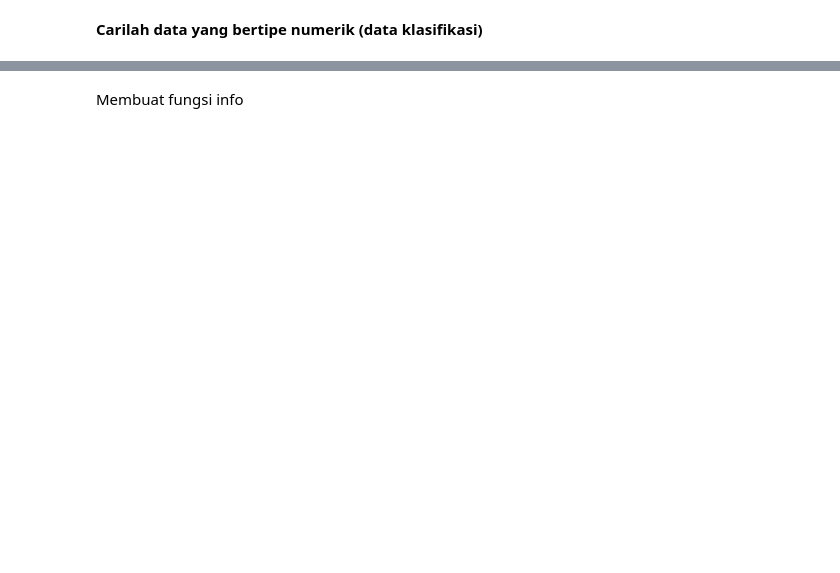
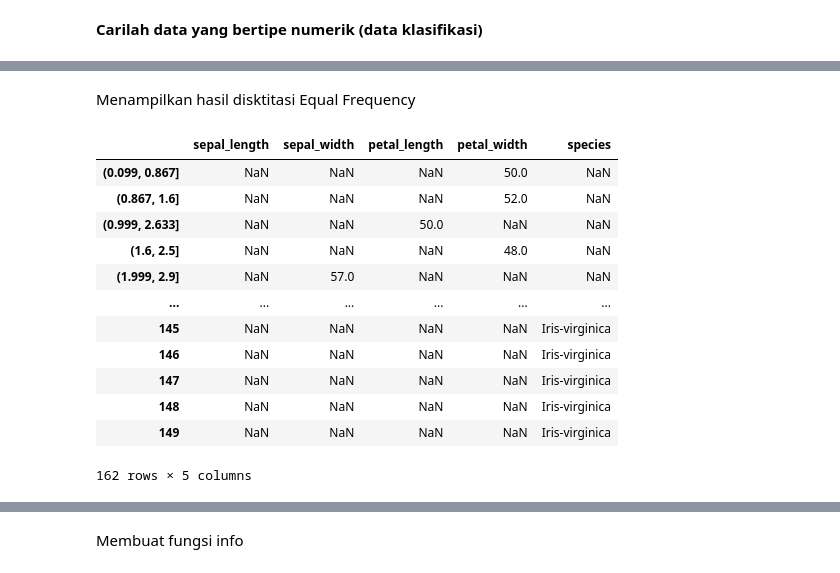
Before and after one commit to RibutDwiArtah023/DATAMINING, a Jupyter notebook: _sources/Tugas2.ipynb, the cells around one changed output, grey strips where cells are left out. Cells and saved outputs as stored; diff of their text form; code cells hidden in the pictures; blank space fills up the shorter version.

```diff
--- a/_sources/Tugas2.ipynb
+++ b/_sources/Tugas2.ipynb
@@ -241,0 +354,8 @@ membuat category random untuk semua data
+# %%
+# perhitungan atribut sepal width tanpa label
+
+labels = ["small", "medium", "large"]
+amount_of_binning = len(labels)
+# melakukan binning dengan atribut sepal length
+binning_interval_sw = pd.qcut(df['sepal_width'],amount_of_binning).value_counts()
+print(binning_interval_sw)
@@ -241,0 +398,8 @@ membuat category random untuk semua data
+# %%
+# perhitungan atribut petal length tanpa label
+
+labels = ["small", "medium", "large"]
+amount_of_binning = len(labels)
+# melakukan binning dengan atribut sepal length
+binning_interval_pl = pd.qcut(df['petal_length'],amount_of_binning).value_counts()
+print(binning_interval_pl)
@@ -241,0 +442,8 @@ membuat category random untuk semua data
+# %%
+# perhitungan atribut petal width tanpa label
+
+labels = ["small", "medium", "large"]
+amount_of_binning = len(labels)
+# melakukan binning dengan atribut sepal length
+binning_interval_pw = pd.qcut(df['petal_width'],amount_of_binning).value_counts()
+print(binning_interval_pw)
@@ -241,0 +473,18 @@ membuat category random untuk semua data
+# %% [markdown]
+Menampilkan hasil disktitasi Equal Frequency
+# %%
+pd.concat((binning_interval_sl,binning_interval_sw,binning_interval_pl,binning_interval_pw,df["species"]), axis=1)
+# %% [output]
+|  | sepal_length | sepal_width | petal_length | petal_width | species |
+| (0.099, 0.867] | NaN | NaN | NaN | 50.0 | NaN |
+| (0.867, 1.6] | NaN | NaN | NaN | 52.0 | NaN |
+| (0.999, 2.633] | NaN | NaN | 50.0 | NaN | NaN |
+| (1.6, 2.5] | NaN | NaN | NaN | 48.0 | NaN |
+| (1.999, 2.9] | NaN | 57.0 | NaN | NaN | NaN |
+| ... | ... | ... | ... | ... | ... |
+| 145 | NaN | NaN | NaN | NaN | Iris-virginica |
+| 146 | NaN | NaN | NaN | NaN | Iris-virginica |
+| 147 | NaN | NaN | NaN | NaN | Iris-virginica |
+| 148 | NaN | NaN | NaN | NaN | Iris-virginica |
+| 149 | NaN | NaN | NaN | NaN | Iris-virginica |
+162 rows × 5 columns
```
Also changed, not shown: parts of 124 cells of this notebook.
